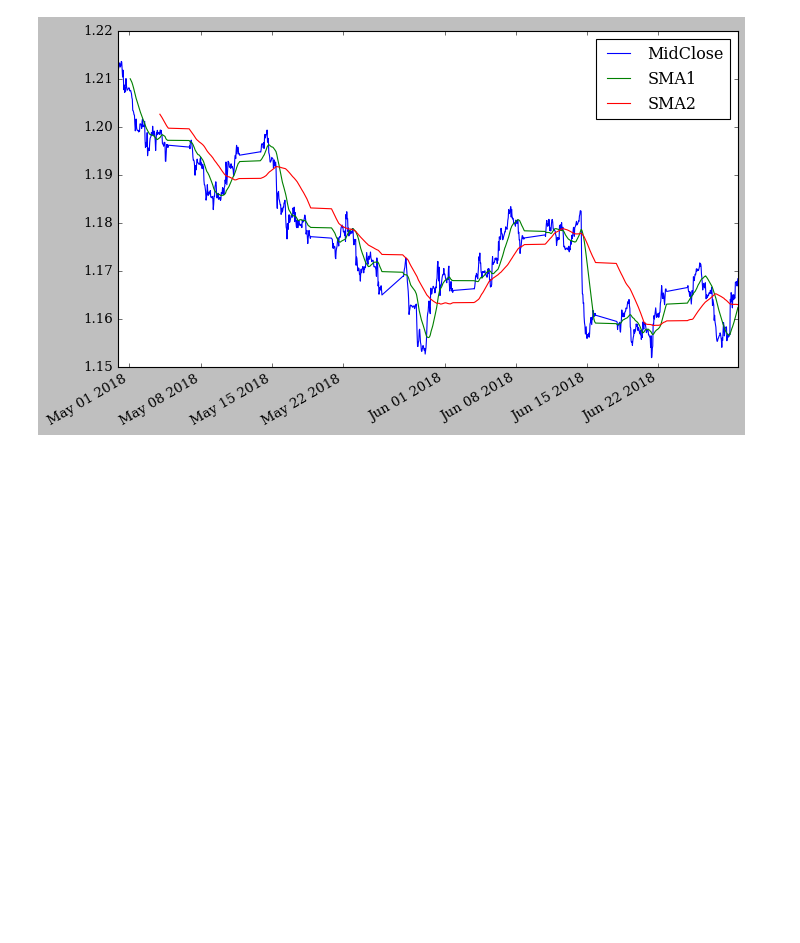
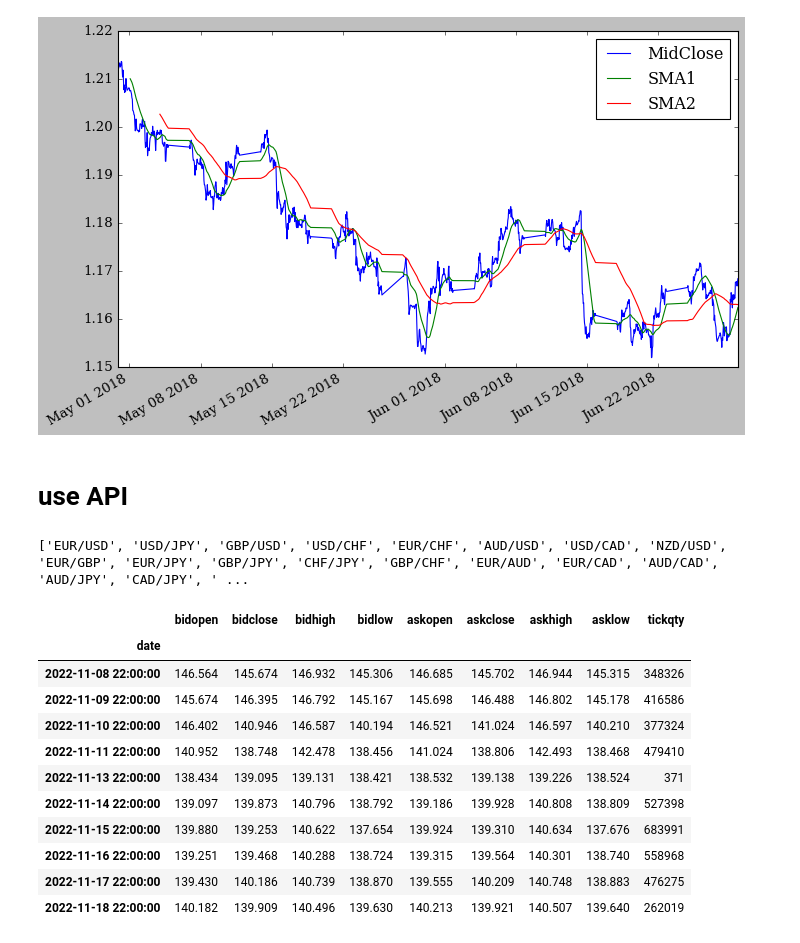
Before and after one commit to Hosung-Ahn/trading, a Jupyter notebook: flatform/note.ipynb, the cells around one changed output. Drawn from its saved outputs; the diff is of its cells as text; code cells hidden in the pictures; blank space fills up the shorter version.

Commit message:
API use -> get data in various method

```diff
--- a/flatform/note.ipynb
+++ b/flatform/note.ipynb
@@ -119,3 +117,31 @@ data[['MidClose', 'SMA1', 'SMA2']].plot(figsize=(10,6))
 # %% [output]
 <AxesSubplot:>
 [figure]
+# %% [markdown]
+# use API
+# %%
+# 상품 데이터 확인
+instruments = api.get_instruments()
+print(instruments)
+# %% [output]
+['EUR/USD', 'USD/JPY', 'GBP/USD', 'USD/CHF', 'EUR/CHF', 'AUD/USD', 'USD/CAD', 'NZD/USD', 'EUR/GBP', 'EUR/JPY', 'GBP/JPY', 'CHF/JPY', 'GBP/CHF', 'EUR/AUD', 'EUR/CAD', 'AUD/CAD', 'AUD/JPY', 'CAD/JPY', ' ...
+# %%
+# period : m1, m5, m15, m30, H1, H2, H3, H4, H6, H8, D1, W1, M1
+# number : 최근 n 기간
+
+# 예시 : 최근 10일 간의 'USD/JPY' data
+candles = api.get_candles('USD/JPY', period='D1', number=10)
+candles
+# %% [output]
+|  | bidopen | bidclose | bidhigh | bidlow | askopen | askclose | askhigh | asklow | tickqty |
+| date |  |  |  |  |  |  |  |  |  |
+| 2022-11-08 22:00:00 | 146.564 | 145.674 | 146.932 | 145.306 | 146.685 | 145.702 | 146.944 | 145.315 | 348326 |
+| 2022-11-09 22:00:00 | 145.674 | 146.395 | 146.792 | 145.167 | 145.698 | 146.488 | 146.802 | 145.178 | 416586 |
+| 2022-11-10 22:00:00 | 146.402 | 140.946 | 146.587 | 140.194 | 146.521 | 141.024 | 146.597 | 140.210 | 377324 |
+| 2022-11-11 22:00:00 | 140.952 | 138.748 | 142.478 | 138.456 | 141.024 | 138.806 | 142.493 | 138.468 | 479410 |
+| 2022-11-13 22:00:00 | 138.434 | 139.095 | 139.131 | 138.421 | 138.532 | 139.138 | 139.226 | 138.524 | 371 |
+| 2022-11-14 22:00:00 | 139.097 | 139.873 | 140.796 | 138.792 | 139.186 | 139.928 | 140.808 | 138.809 | 527398 |
+| 2022-11-15 22:00:00 | 139.880 | 139.253 | 140.622 | 137.654 | 139.924 | 139.310 | 140.634 | 137.676 | 683991 |
+| 2022-11-16 22:00:00 | 139.251 | 139.468 | 140.288 | 138.724 | 139.315 | 139.564 | 140.301 | 138.740 | 558968 |
+| 2022-11-17 22:00:00 | 139.430 | 140.186 | 140.739 | 138.870 | 139.555 | 140.209 | 140.748 | 138.883 | 476275 |
+| 2022-11-18 22:00:00 | 140.182 | 139.909 | 140.496 | 139.630 | 140.213 | 139.921 | 140.507 | 139.640 | 262019 |
```
Also changed, not shown: parts of 6 cells of this notebook.
